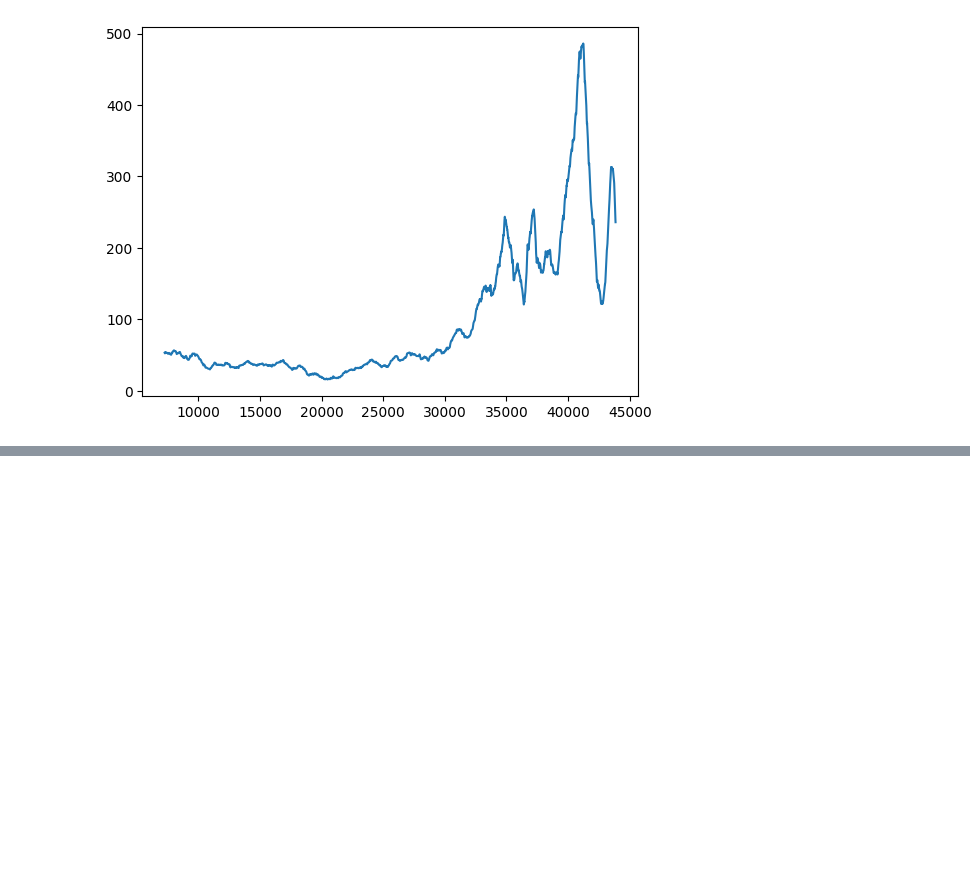
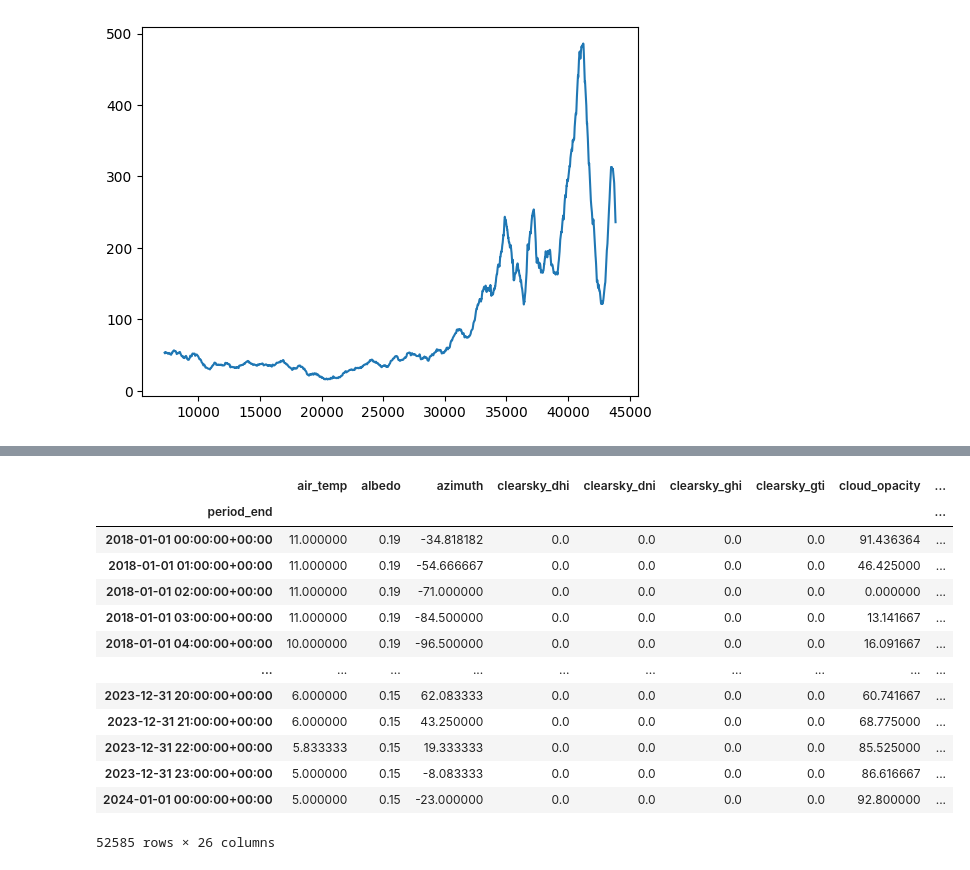
Before and after one commit to flyingpfirsich/solar-rpa, a Jupyter notebook: main.ipynb, the cells around one changed output, grey strips where cells are left out. Saved outputs shown, nothing was run; the diff lists cells and outputs as text; code cells hidden in the pictures; blank space fills up the shorter version.

```diff
--- a/main.ipynb
+++ b/main.ipynb
@@ -66,0 +44,32 @@ KeyboardInterrupt:
+# %%
+import pandas as pd
+import numpy as np
+# Pfad zur Ihrer CSV-Datei
+file_path = 'solar_data.csv'
+
+# Lesen der Daten in ein DataFrame, mit dem korrekten Parsen des Datums
+solar = pd.read_csv(file_path, parse_dates=['period_end'], index_col='period_end')
+
+# Ausgabe der ersten Zeilen des DataFrames zur Überprüfung
+# Auswahl nur der numerischen Spalten für die Aggregation
+solar = solar.select_dtypes(include=[np.number])
+
+# Aggregieren der numerischen Daten auf Stundentakt durch Berechnung des Durchschnitts
+solar = solar.resample('H').mean()
+
+solar
+# %% [output]
+|  | air_temp | albedo | azimuth | clearsky_dhi | clearsky_dni | clearsky_ghi | clearsky_gti | cloud_opacity | ... |
+| period_end |  |  |  |  |  |  |  |  | ... |
+| 2018-01-01 00:00:00+00:00 | 11.000000 | 0.19 | -34.818182 | 0.0 | 0.0 | 0.0 | 0.0 | 91.436364 | ... |
+| 2018-01-01 01:00:00+00:00 | 11.000000 | 0.19 | -54.666667 | 0.0 | 0.0 | 0.0 | 0.0 | 46.425000 | ... |
+| 2018-01-01 02:00:00+00:00 | 11.000000 | 0.19 | -71.000000 | 0.0 | 0.0 | 0.0 | 0.0 | 0.000000 | ... |
+| 2018-01-01 03:00:00+00:00 | 11.000000 | 0.19 | -84.500000 | 0.0 | 0.0 | 0.0 | 0.0 | 13.141667 | ... |
+| 2018-01-01 04:00:00+00:00 | 10.000000 | 0.19 | -96.500000 | 0.0 | 0.0 | 0.0 | 0.0 | 16.091667 | ... |
+| ... | ... | ... | ... | ... | ... | ... | ... | ... | ... |
+| 2023-12-31 20:00:00+00:00 | 6.000000 | 0.15 | 62.083333 | 0.0 | 0.0 | 0.0 | 0.0 | 60.741667 | ... |
+| 2023-12-31 21:00:00+00:00 | 6.000000 | 0.15 | 43.250000 | 0.0 | 0.0 | 0.0 | 0.0 | 68.775000 | ... |
+| 2023-12-31 22:00:00+00:00 | 5.833333 | 0.15 | 19.333333 | 0.0 | 0.0 | 0.0 | 0.0 | 85.525000 | ... |
+| 2023-12-31 23:00:00+00:00 | 5.000000 | 0.15 | -8.083333 | 0.0 | 0.0 | 0.0 | 0.0 | 86.616667 | ... |
+| 2024-01-01 00:00:00+00:00 | 5.000000 | 0.15 | -23.000000 | 0.0 | 0.0 | 0.0 | 0.0 | 92.800000 | ... |
+52585 rows × 26 columns
```
Also changed, not shown: parts of 3 cells of this notebook.
